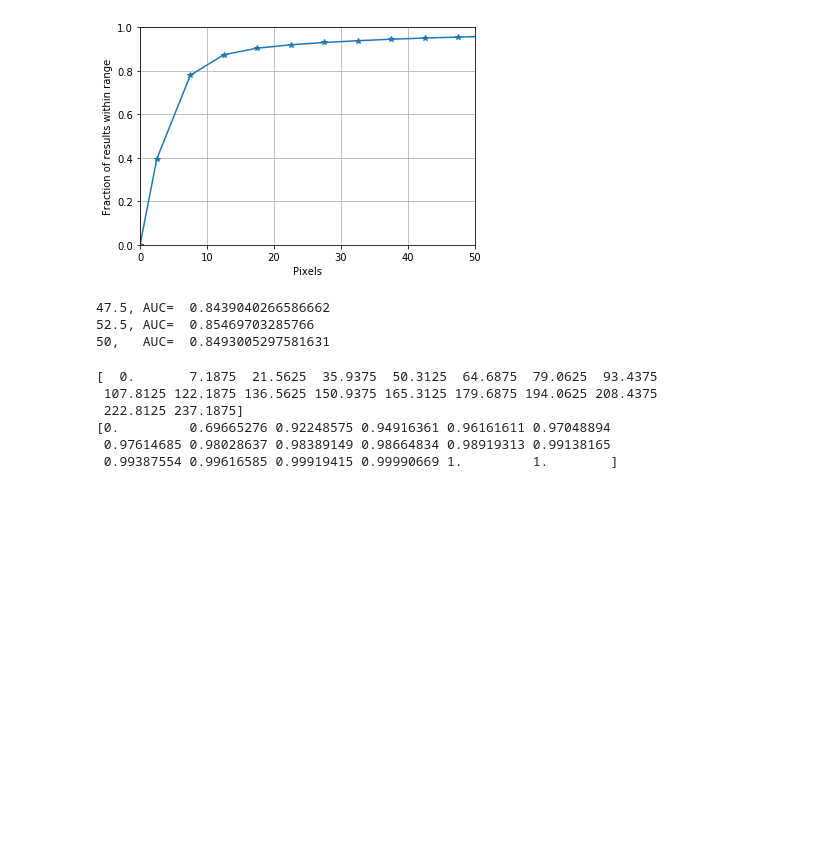
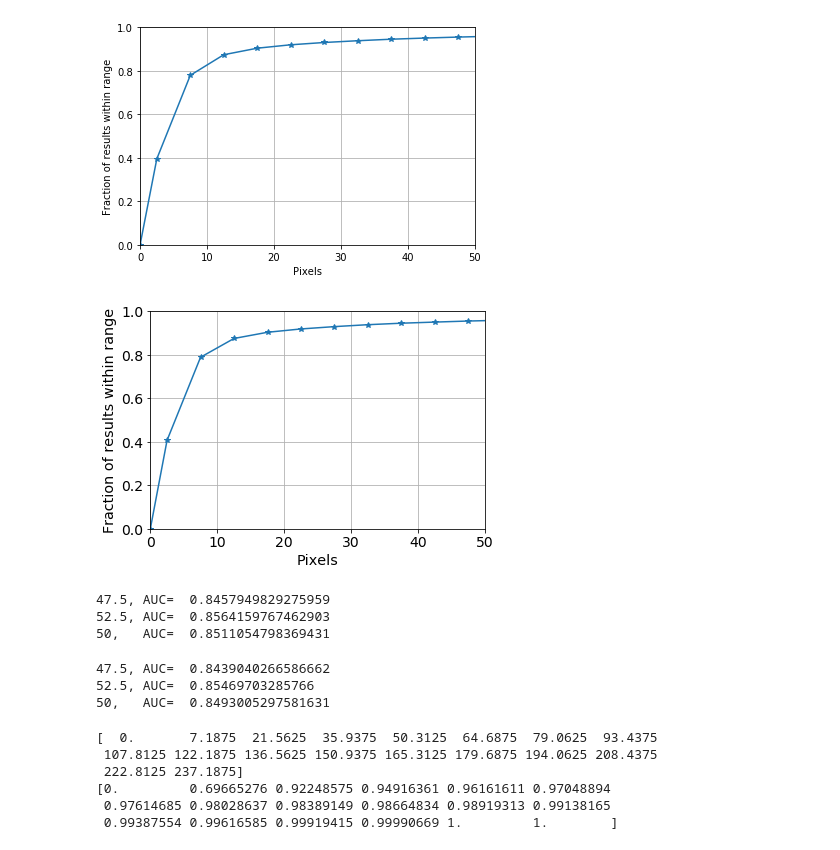
Before and after one commit to rainoa/StixelNetOptimization, a Jupyter notebook: StixelNet_train_and_eval_mobilenetV2.ipynb, the cells around one changed output. Cells and saved outputs as stored; diff of their text form; code cells hidden in the pictures; blank space fills up the shorter version.

Commit message:
fixed printing of results + ran model with kernels 3x3

```diff
--- a/StixelNet_train_and_eval_mobilenetV2.ipynb
+++ b/StixelNet_train_and_eval_mobilenetV2.ipynb
@@ -362,11 +362,18 @@ def MobileNetV2(inputs, k, is_training):
 
     x = _conv_block(inputs=inputs, filters=32, kernel=(3, 3), strides=(2, 2), is_training=is_training)
 
-    x = _inverted_residual_block(inputs=x, filters=16,  kernel=(7, 3), t=1, strides=1, n=1, is_training=is_training)
-    x = _inverted_residual_block(inputs=x, filters=24,  kernel=(7, 3), t=6, strides=2, n=2, is_training=is_training)
-    x = _inverted_residual_block(inputs=x, filters=32,  kernel=(7, 3), t=6, strides=2, n=3, is_training=is_training)
-    x = _inverted_residual_block(inputs=x, filters=64,  kernel=(7, 3), t=6, strides=2, n=4, is_training=is_training)
-    x = _inverted_residual_block(inputs=x, filters=96,  kernel=(7, 3), t=6, strides=1, n=3, is_training=is_training)
+    x = _inverted_residual_block(inputs=x, filters=16,  kernel=(3, 3), t=1, strides=1, n=1, is_training=is_training)
+    x = _inverted_residual_block(inputs=x, filters=24,  kernel=(3, 3), t=6, strides=2, n=2, is_training=is_training)
+    x = _inverted_residual_block(inputs=x, filters=32,  kernel=(3, 3), t=6, strides=2, n=3, is_training=is_training)
+    x = _inverted_residual_block(inputs=x, filters=64,  kernel=(3, 3), t=6, strides=2, n=4, is_training=is_training)
+    x = _inverted_residual_block(inputs=x, filters=96,  kernel=(3, 3), t=6, strides=1, n=3, is_training=is_training)
+
+#     x = _inverted_residual_block(inputs=x, filters=16,  kernel=(7, 3), t=1, strides=1, n=1, is_training=is_training)
+#     x = _inverted_residual_block(inputs=x, filters=24,  kernel=(7, 3), t=6, strides=2, n=2, is_training=is_training)
+#     x = _inverted_residual_block(inputs=x, filters=32,  kernel=(7, 3), t=6, strides=2, n=3, is_training=is_training)
+#     x = _inverted_residual_block(inputs=x, filters=64,  kernel=(7, 3), t=6, strides=2, n=4, is_training=is_training)
+#     x = _inverted_residual_block(inputs=x, filters=96,  kernel=(7, 3), t=6, strides=1, n=3, is_training=is_training)
+
 #     x = _inverted_residual_block(inputs=x, filters=160, kernel=(3, 3), t=6, strides=2, n=3, is_training=is_training)
 #     x = _inverted_residual_block(inputs=x, filters=320, kernel=(3, 3), t=6, strides=1, n=1, is_training=is_training)
 
@@ -533,7 +540,8 @@ def make_dir_and_comment(model_dir):
     model_log.close()
     return
 # %%
-model_dir = './ckpts_30_5_mobilenetV2_47bins_03_swap_1' #./ckpts_<day>_<month>_<architecture>_<main_change>'
+# model_dir = './ckpts_30_5_mobilenetV2_47bins_03_swap_1' #./ckpts_<day>_<month>_<architecture>_<main_change>'
+model_dir = './ckpts_01_06_mobilenetV2_47bins_kernel_3_3' #./ckpts_<day>_<month>_<architecture>_<main_change>'
 make_dir_and_comment(model_dir)
 # model = tf.estimator.Estimator(model_fn=model_fn,
 #                                params=params,
@@ -900,8 +883,22 @@ plt.ylim(0,1)
 plt.grid(True)
 # %% [output]
 [figure]
+# %%
+# Kernels 3x3
+plt.figure(3)
+plt.plot(x47,y47,marker='*')
+plt.xlabel('Pixels')
+plt.ylabel('Fraction of results within range')
+plt.xlim(0,50)
+plt.ylim(0,1)
+plt.grid(True)
+plt.rcParams.update({'axes.labelsize': 'x-large'})
+plt.rcParams.update({'axes.titlesize': 'x-large'})
+plt.tick_params(axis='both', which='major', labelsize=14)
+# %% [output]
+[figure, added]
 # %%
-# AUC for 47 bins
+# AUC for 47 bins, kernerls 3x3
 AUC_475 = np.trapz(y=y47[:11], x=x47[:11])/x47[10] # up until 47.5 pixel error
 AUC_525 = np.trapz(y=y47[:12], x=x47[:12])/x47[11] # up until 52.5 pixel error
 AUC_50 = (AUC_475+AUC_525)/2
@@ -909,9 +906,21 @@ print('47.5, AUC= ',AUC_475)
 print('52.5, AUC= ', AUC_525)
 print('50,   AUC= ', AUC_50)
 # %% [output]
-47.5, AUC=  0.8439040266586662
-52.5, AUC=  0.85469703285766
-50,   AUC=  0.8493005297581631
+47.5, AUC=  0.8457949829275959
+52.5, AUC=  0.8564159767462903
+50,   AUC=  0.8511054798369431
+# %%
+# AUC for 47 bins, kernerls 7x3
+AUC_475 = np.trapz(y=y47[:11], x=x47[:11])/x47[10] # up until 47.5 pixel error
+AUC_525 = np.trapz(y=y47[:12], x=x47[:12])/x47[11] # up until 52.5 pixel error
+AUC_50 = (AUC_475+AUC_525)/2
+print('47.5, AUC= ',AUC_475)
+print('52.5, AUC= ', AUC_525)
+print('50,   AUC= ', AUC_50)
+# %% [output]
+47.5, AUC=  0.8439040266586662
+52.5, AUC=  0.85469703285766
+50,   AUC=  0.8493005297581631
 # %%
 # analyzing performance of 17 bins
 pred17_df = pd.read_csv('PREDS.csv')
```
Also changed, not shown: parts of 21 cells of this notebook.
